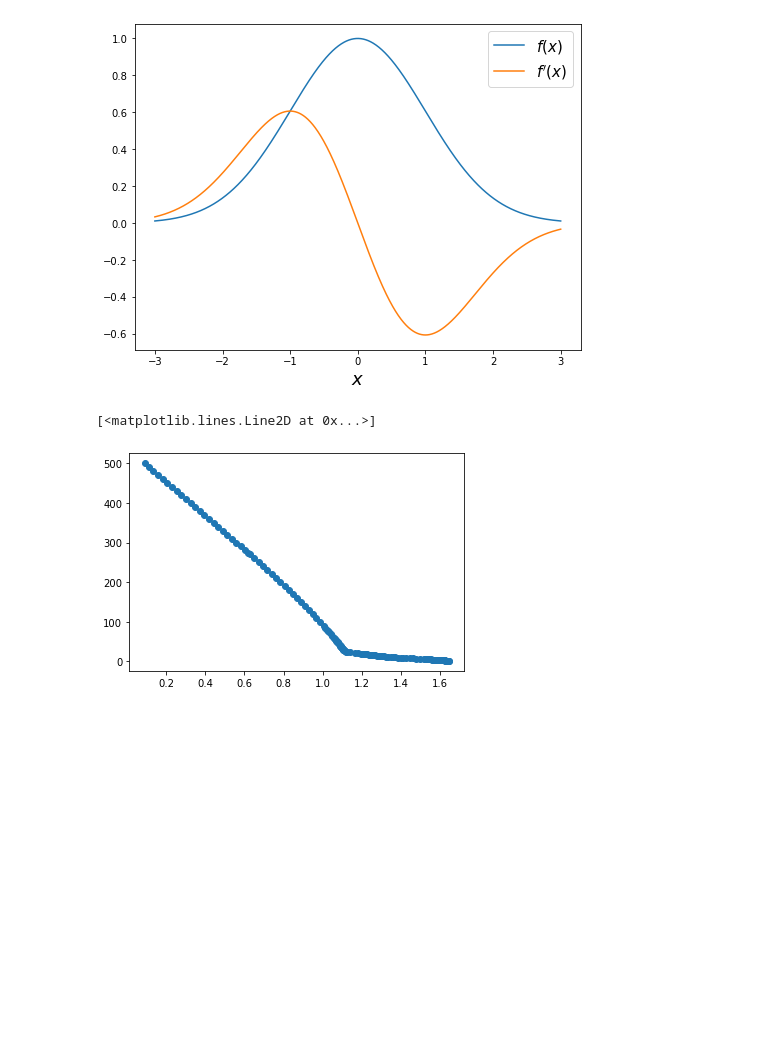
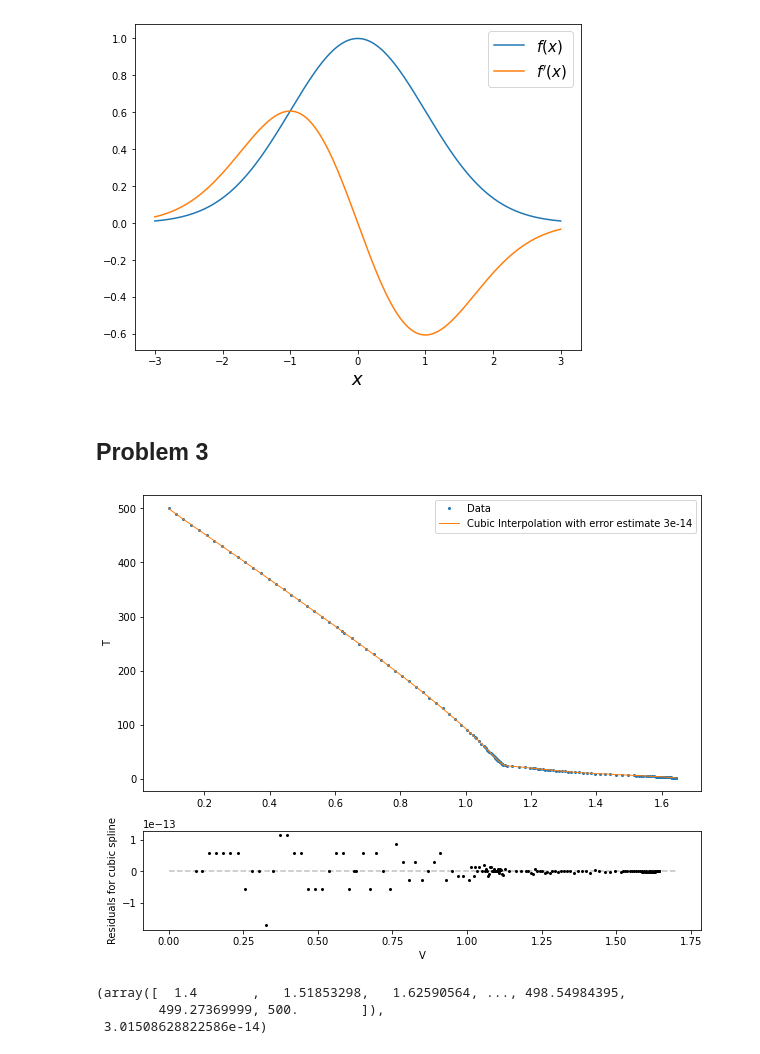
Before and after one commit to loicmiara/phys512-2022, a Jupyter notebook: Pset 1/Pset1.ipynb, the cells around one changed output. Drawn from its saved outputs; the diff is of its cells as text; code cells hidden in the pictures; blank space fills up the shorter version.

```diff
--- a/Pset 1/Pset1.ipynb
+++ b/Pset 1/Pset1.ipynb
@@ -136,4 +169,6 @@ ax.legend(fontsize = 15)
 # %% [output]
 <matplotlib.legend.Legend at 0x...>
 [figure]
+# %% [markdown]
+## Problem 3
 # %%
@@ -141,5 +176,43 @@ data = np.loadtxt('lakeshore.txt')
-# %%
-plt.plot(data[:,1], data[:,0], 'o')
-# %% [output]
-[<matplotlib.lines.Line2D at 0x...>]
-[figure, removed]
+# %%
+
+def lakeshore(V, data):
+
+
+
+    V_data = np.flipud(data[:,1])
+    T_data = np.flipud(data[:,0])
+
+
+    fig, ax = plt.subplots(2,1, figsize = (10,8), gridspec_kw={'height_ratios': [3, 1]})
+    ax[0].plot(V_data, T_data, 'o', label = 'Data', markersize = 2)
+
+    ax[1].set_xlabel('V')
+    ax[0].set_ylabel('T')
+
+
+    spline = interp.splrep(V_data,T_data, k=2)
+    T_interp = interp.splev(V, spline)
+
+    resids = interp.splev(V_data,spline)-T_data
+
+    err_est = np.std(resids)
+
+
+    ax[0].plot(V,T_interp,linewidth = 1,label = 'Cubic Interpolation with error estimate {}'.format(round(err_est,15)) )
+    ax[1].plot(V_data, resids,'o', markersize = 2, color = 'k')
+    ax[1].set_ylabel('Residuals for cubic spline')
+    ax[0].legend()
+    ax[1].hlines(0,0,1.7,linestyle='--', color = 'grey', alpha = 0.5)
+
+    return T_interp, err_est
+# %%
+V_interp = np.linspace(data[0][1],data[-1][1],1001)
+T_interp = lakeshore(V_interp,data)
+# %% [output]
+[figure, added]
+# %%
+T_interp
+# %% [output]
+(array([  1.4       ,   1.51853298,   1.62590564, ..., 498.54984395,
+        499.27369999, 500.        ]),
+ 3.01508628822586e-14)
```
Also changed, not shown: parts of 13 cells of this notebook.
